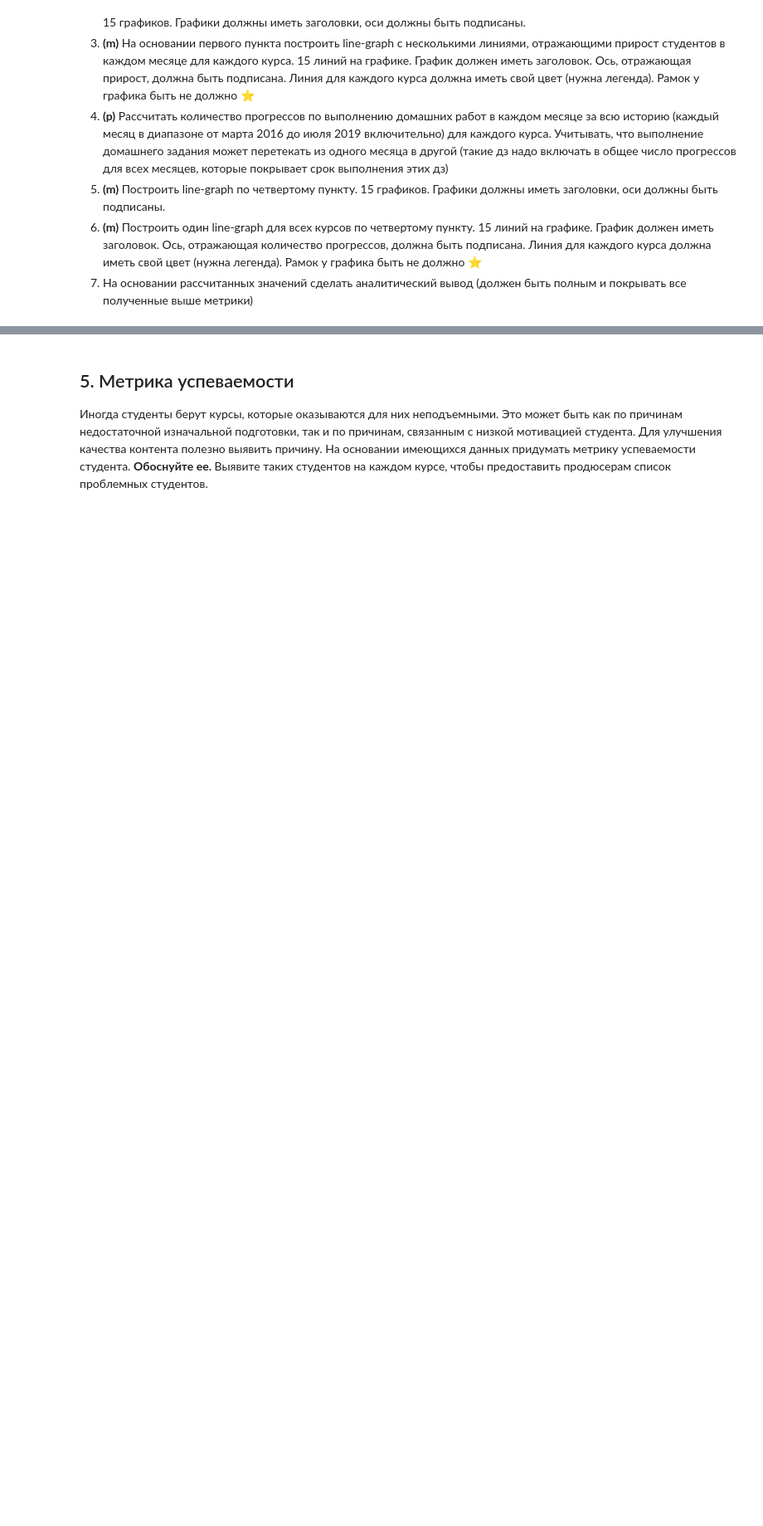
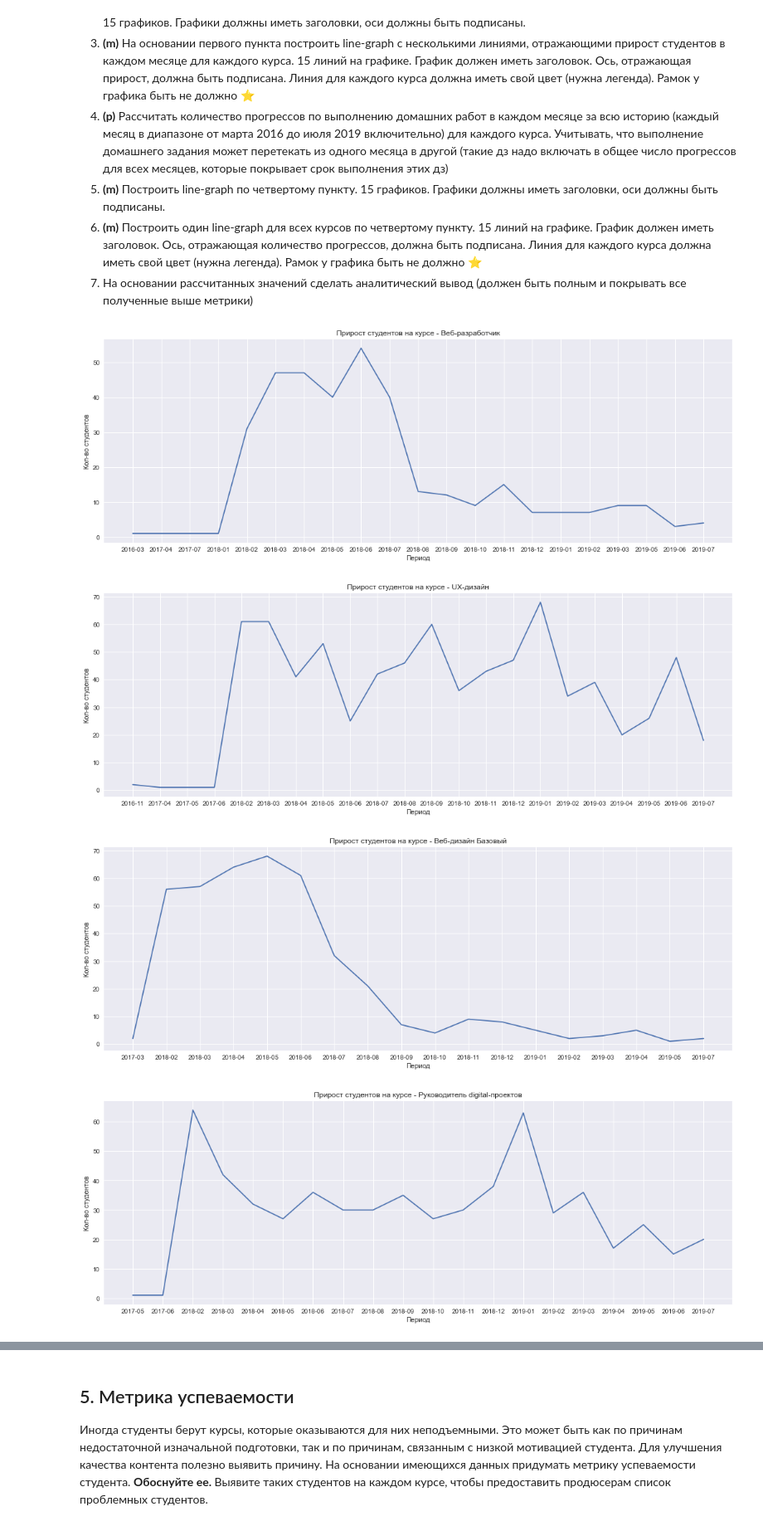
Before and after one commit to SergioKramer/Course_Analyst, a Jupyter notebook: Coursework_analytics_1_kramer.ipynb, the cells around one changed output, grey strips where cells are left out. Shown at 83% size. Drawn from its saved outputs; the diff is of its cells as text; code cells hidden in the pictures; blank space fills up the shorter version.

Commit message:
Update Coursework_analytics_1_kramer.ipynb
finished 2-1, 2-2, 2-3

```diff
--- a/Coursework_analytics_1_kramer.ipynb
+++ b/Coursework_analytics_1_kramer.ipynb
@@ -283,0 +282,26 @@ plt.show()
+# %%
+# Рассчет прироста студентов на каждом курсе в каждом месяце за всю историю
+
+first_hw = df[df['is_homework'] == True].groupby(['title','module_number'])['lesson_number'].min().reset_index().groupby('title').first()
+hw = pd.merge(first_hw, df, on=['title','module_number', 'lesson_number'], how='left')
+hw['start_date'] = hw['start_date'].astype('datetime64[D]')
+hw.sort_values('start_date', inplace=True)
+hw['start_date'] = hw['start_date'].dt.to_period('M').astype(str)
+# %%
+# Line-graph с приростом студентов в каждом месяце для каждого курса. 15 графиков
+
+courses = list(hw['title'].unique())
+
+for course in courses:
+    data = hw[hw['title']== course].groupby(['start_date'])['student_id'].count().reset_index()
+    fig, ax = plt.subplots(figsize=(18,6))
+    sns.lineplot(data=data, x=data['start_date'], y=data['student_id'])
+    ax.set_title(f'Прирост студентов на курсе - {course}')
+    ax.set_xlabel('Период')
+    ax.set_ylabel('Кол-во студентов')
+    plt.show()
+# %% [output]
+[figure, added]
+[figure, added]
+[figure, added]
+[figure, added]
```
Also changed, not shown: parts of 5 cells of this notebook.
